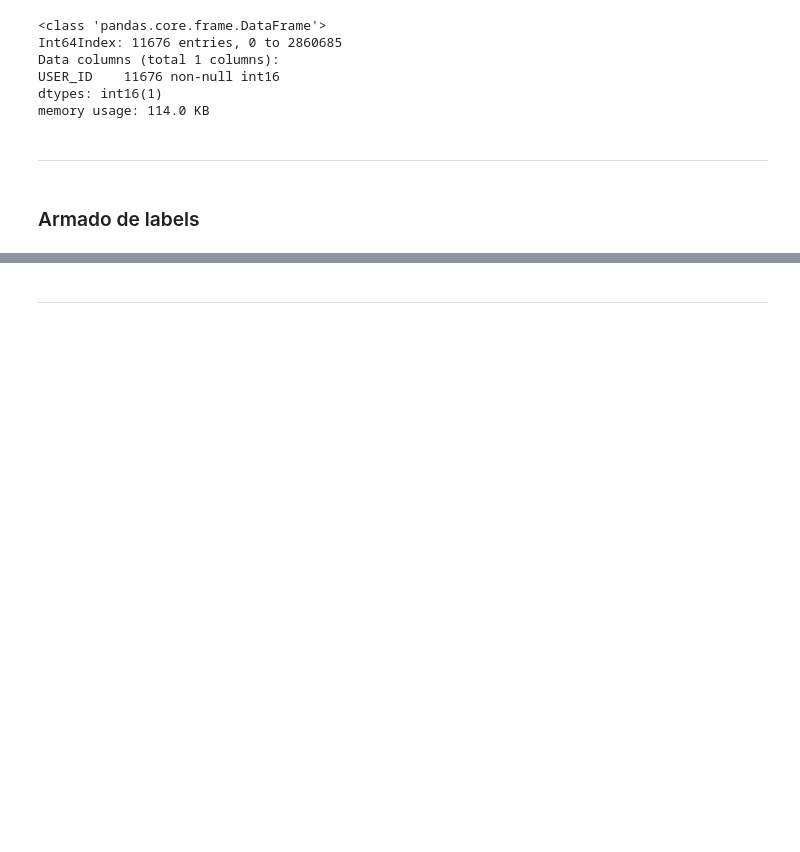
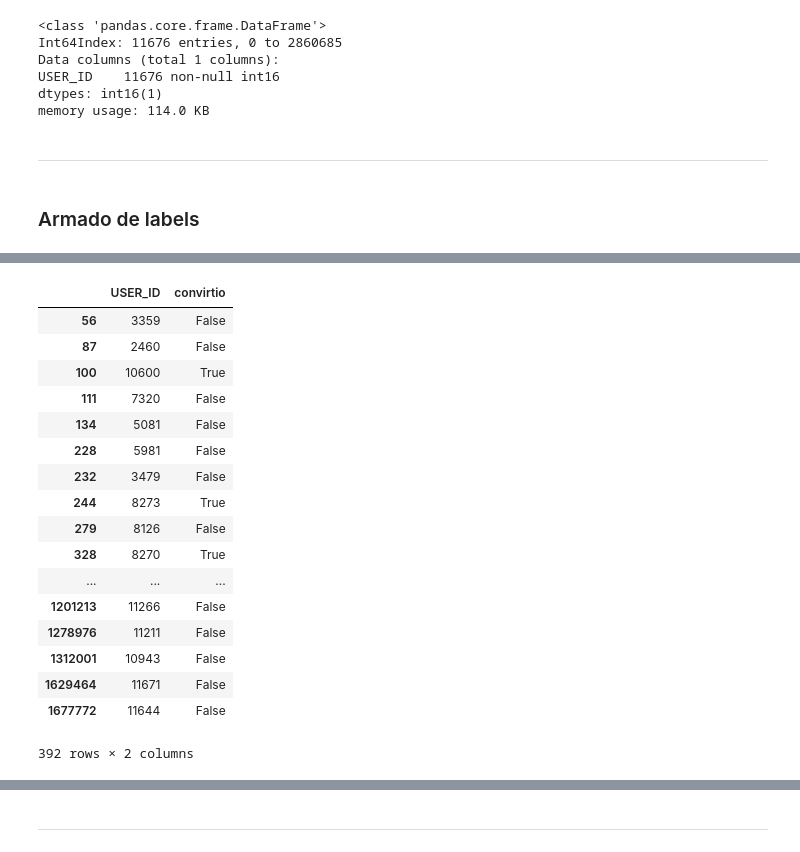
Before and after one commit to emanuelpelozo/Competencia-Galicia, a Jupyter notebook: feature_engineering/obtencion_labels.ipynb, the cells around one changed output, grey strips where cells are left out. Cells and saved outputs as stored; diff of their text form; code cells hidden in the pictures; blank space fills up the shorter version.

```diff
--- a/feature_engineering/obtencion_labels.ipynb
+++ b/feature_engineering/obtencion_labels.ipynb
@@ -44,0 +87,21 @@ for trimestre in range(2,5):
+# %%
+label[label["USER_ID"].isin(validacion["USER_ID"])]
+# %% [output]
+|  | USER_ID | convirtio |
+| 56 | 3359 | False |
+| 87 | 2460 | False |
+| 100 | 10600 | True |
+| 111 | 7320 | False |
+| 134 | 5081 | False |
+| 228 | 5981 | False |
+| 232 | 3479 | False |
+| 244 | 8273 | True |
+| 279 | 8126 | False |
+| 328 | 8270 | True |
+| ... | ... | ... |
+| 1201213 | 11266 | False |
+| 1278976 | 11211 | False |
+| 1312001 | 10943 | False |
+| 1629464 | 11671 | False |
+| 1677772 | 11644 | False |
+392 rows × 2 columns
```
Also changed, not shown: parts of 6 cells of this notebook, 1 other file.
